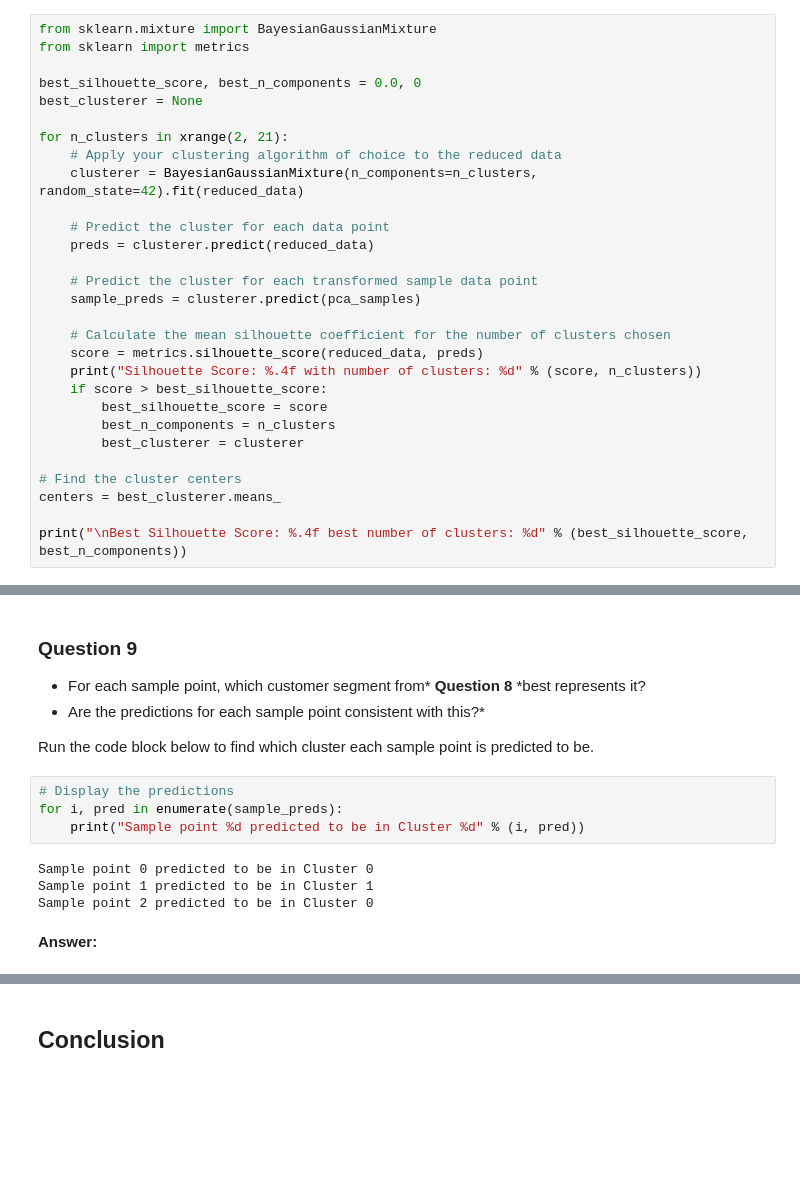
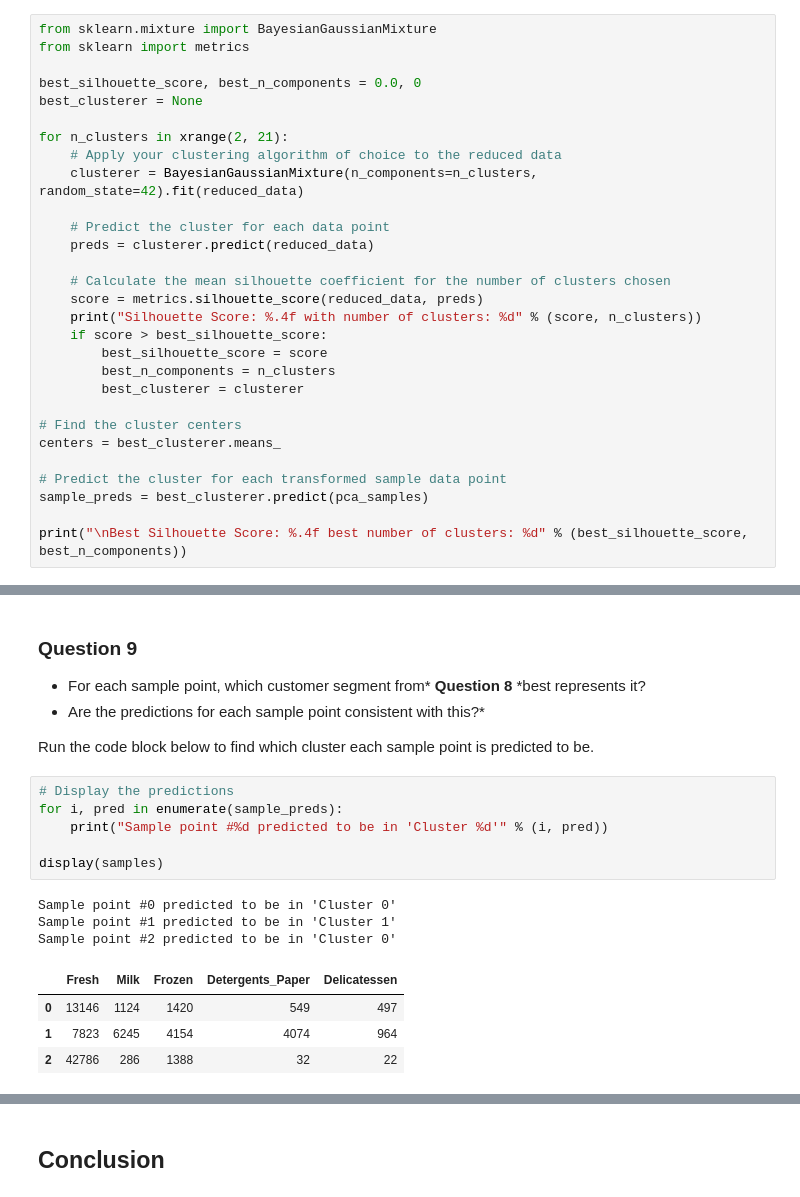
Before and after one commit to yanpozka/machine-learning, a Jupyter notebook: projects/customer_segments/customer_segments.ipynb, the cells around one changed output, grey strips where cells are left out. Cells and saved outputs as stored; diff of their text form; blank space fills up the shorter version.

```diff
--- a/projects/customer_segments/customer_segments.ipynb
+++ b/projects/customer_segments/customer_segments.ipynb
@@ -480,9 +480,6 @@ for n_clusters in xrange(2, 21):
     # Predict the cluster for each data point
     preds = clusterer.predict(reduced_data)
 
-    # Predict the cluster for each transformed sample data point
-    sample_preds = clusterer.predict(pca_samples)
-
     # Calculate the mean silhouette coefficient for the number of clusters chosen
     score = metrics.silhouette_score(reduced_data, preds)
     print("Silhouette Score: %.4f with number of clusters: %d" % (score, n_clusters))
@@ -494,6 +491,9 @@ for n_clusters in xrange(2, 21):
 # Find the cluster centers
 centers = best_clusterer.means_
 
+# Predict the cluster for each transformed sample data point
+sample_preds = best_clusterer.predict(pca_samples)
+
 print("\nBest Silhouette Score: %.4f best number of clusters: %d" % (best_silhouette_score, best_n_components))
 # %% [output]
 Silhouette Score: 0.4256 with number of clusters: 2
@@ -573,10 +590,14 @@ Run the code block below to find which cluster each sample point is predicted to
 # %%
 # Display the predictions
 for i, pred in enumerate(sample_preds):
-    print("Sample point %d predicted to be in Cluster %d" % (i, pred))
+    print("Sample point #%d predicted to be in 'Cluster %d'" % (i, pred))
+
+display(samples)
 # %% [output]
-Sample point 0 predicted to be in Cluster 0
-Sample point 1 predicted to be in Cluster 1
-Sample point 2 predicted to be in Cluster 0
+Sample point #0 predicted to be in 'Cluster 0'
+Sample point #1 predicted to be in 'Cluster 1'
+Sample point #2 predicted to be in 'Cluster 0'
+|  | Fresh | Milk | Frozen | Detergents_Paper | Delicatessen |
+| 0 | 13146 | 1124 | 1420 | 549 | 497 |
+| 1 | 7823 | 6245 | 4154 | 4074 | 964 |
+| 2 | 42786 | 286 | 1388 | 32 | 22 |
-# %% [markdown]
-**Answer:**
```
Also changed, not shown: parts of 11 cells of this notebook, 1 other file.
